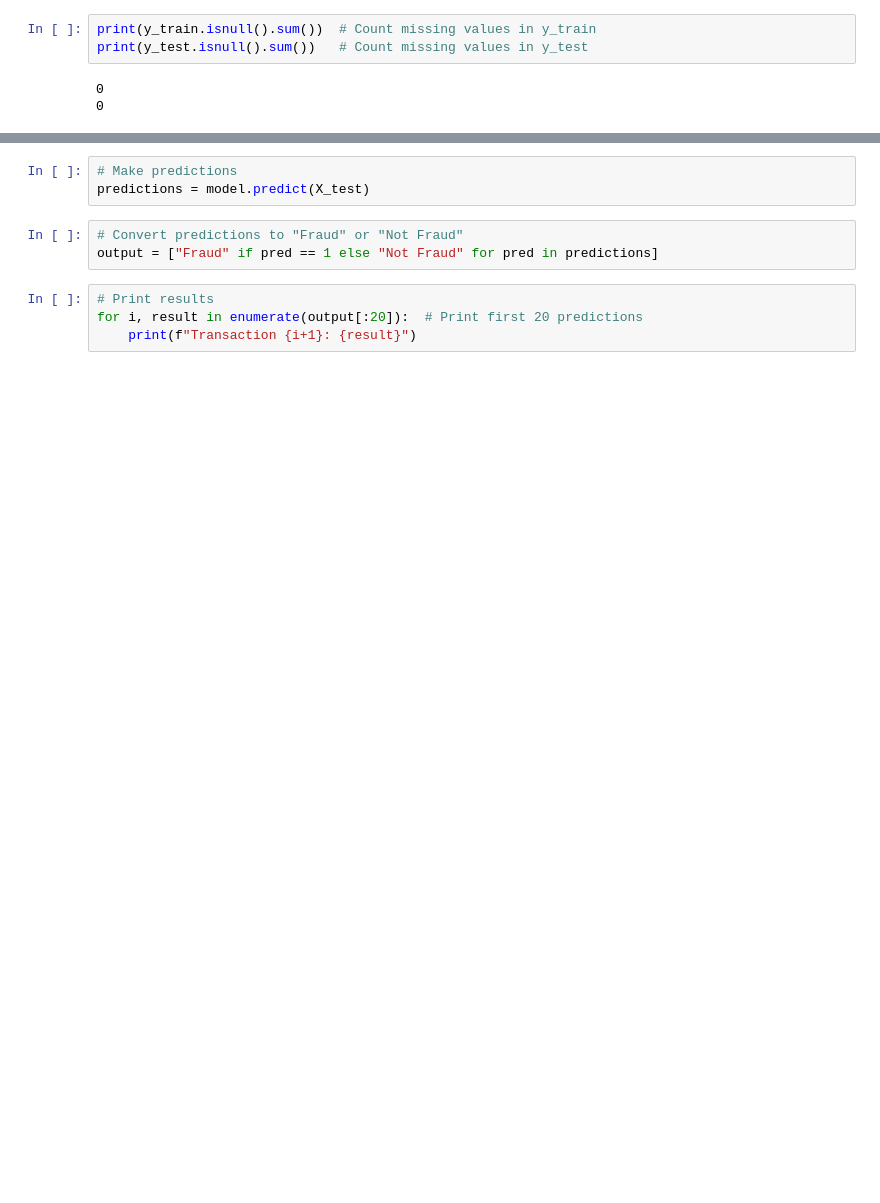
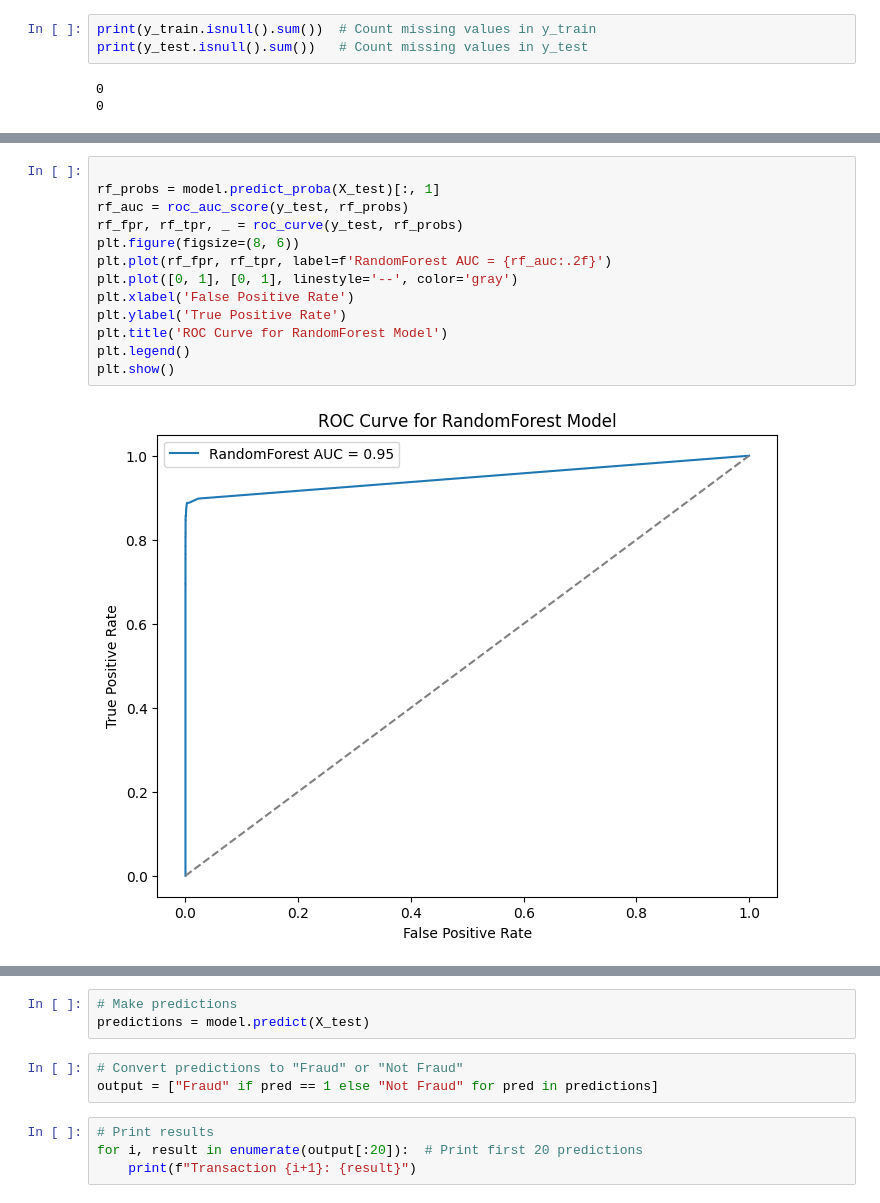
Before and after one commit to MuGrahiman/ML-Transaction-Fraud-Detection, a Jupyter notebook: FruadDetectionInTransaction.ipynb, the cells around one changed output, grey strips where cells are left out. Drawn from its saved outputs; the diff is of its cells as text; blank space fills up the shorter version.

```diff
--- a/FruadDetectionInTransaction.ipynb
+++ b/FruadDetectionInTransaction.ipynb
@@ -65,0 +103,15 @@ print(y_test.isnull().sum())   # Count missing values in y_test
+# %%
+
+rf_probs = model.predict_proba(X_test)[:, 1]
+rf_auc = roc_auc_score(y_test, rf_probs)
+rf_fpr, rf_tpr, _ = roc_curve(y_test, rf_probs)
+plt.figure(figsize=(8, 6))
+plt.plot(rf_fpr, rf_tpr, label=f'RandomForest AUC = {rf_auc:.2f}')
+plt.plot([0, 1], [0, 1], linestyle='--', color='gray')
+plt.xlabel('False Positive Rate')
+plt.ylabel('True Positive Rate')
+plt.title('ROC Curve for RandomForest Model')
+plt.legend()
+plt.show()
+# %% [output]
+[figure, added]
```
Also changed, not shown: parts of 21 cells of this notebook.
